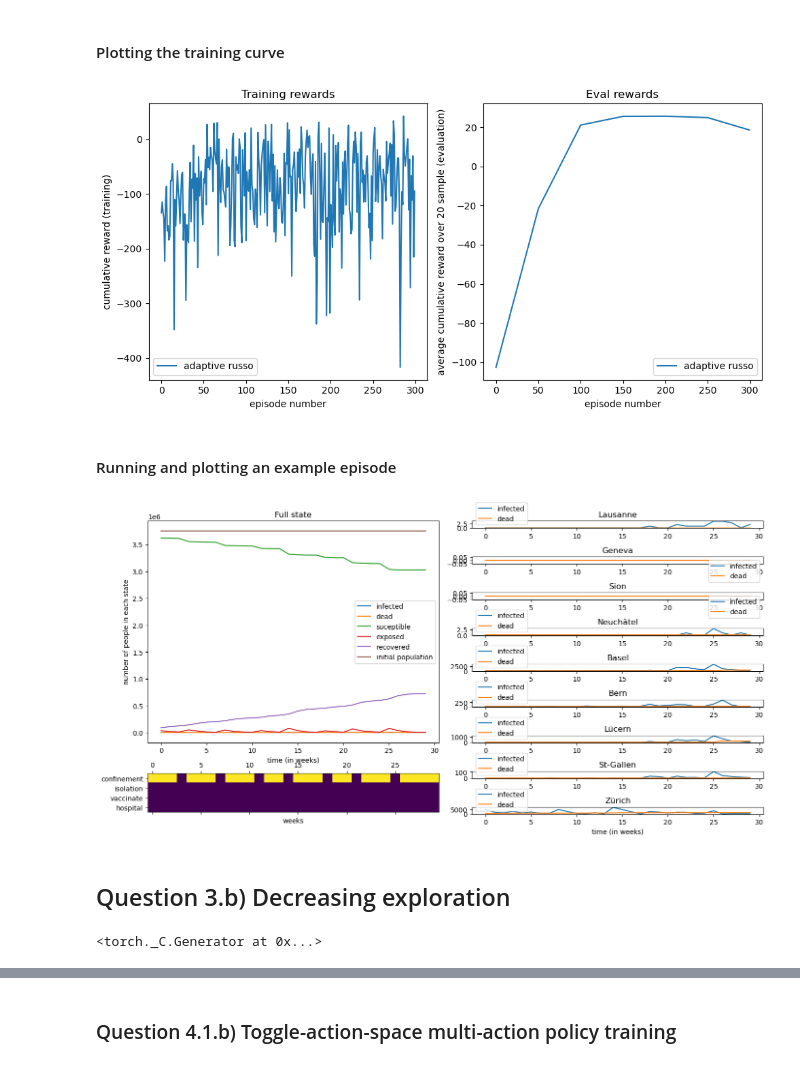
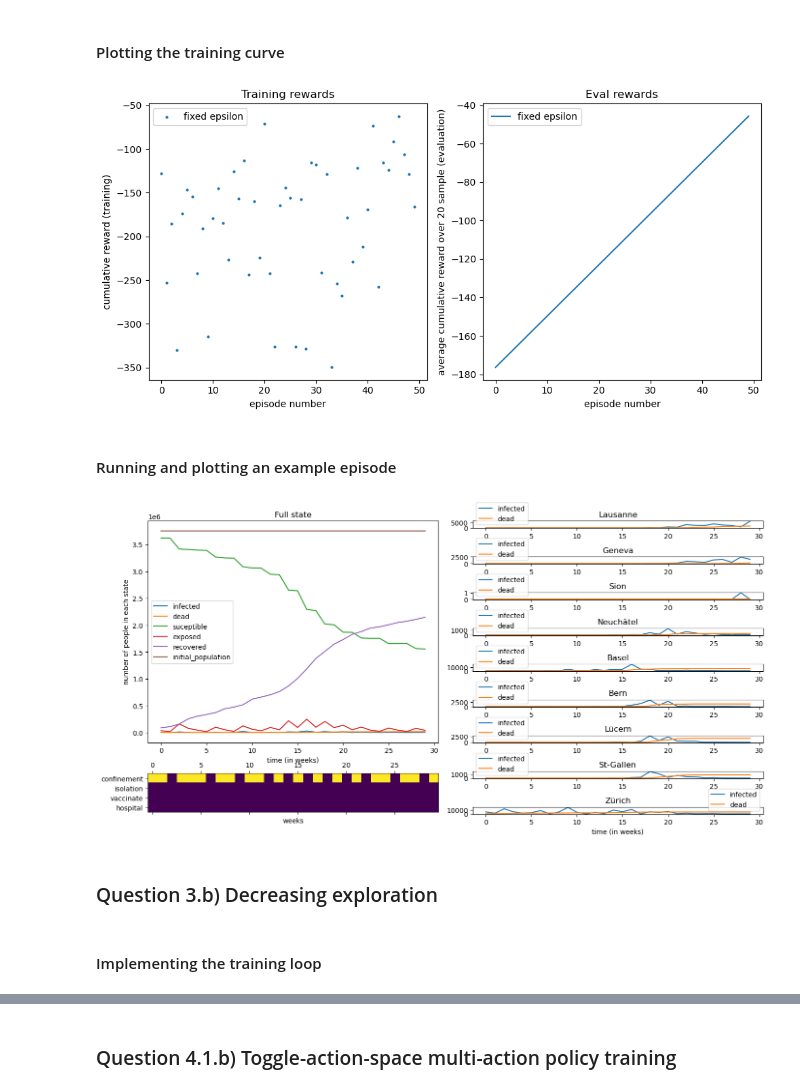
Before and after one commit to RenardDesNeiges/EpidemicsSimulator, a Jupyter notebook: solution.ipynb, the cells around one changed output, grey strips where cells are left out. Saved outputs shown, nothing was run; the diff lists cells and outputs as text; code cells hidden in the pictures.

```diff
--- a/solution.ipynb
+++ b/solution.ipynb
@@ -154,8 +152,8 @@ def russo_act_pre(a, dyn:ModelDynamics):
         'vaccinate': False,
     }
 
-def russo_obs_pre(obs_dict:Dict[str,Any], dyn:ModelDynamics):
-    return obs_dict['total']['infected'][-1]
+def russo_obs_pre(obs:Observation, dyn:ModelDynamics):
+    return obs.total.infected[-1]
 # %% [markdown]
 #### Running and plotting a single episode
 # %%
@@ -232,7 +229,7 @@ env = Env(  dyn,
 agent = Russo(env) # defined above
 
 """ Run the evaluation """
-logs, rewards = evaluate(env,agent,50)
+logs, rewards = evaluate(env,agent)
 
 """ Parse the data """
 deaths = np.array([l['total']['dead'][-1] for l in logs])
@@ -265,28 +260,19 @@ Average cumulative reward: 31.65899078845978
 # %% [markdown]
 #### Action / Observation Preprocessors
 # %%
-SCALE = 100
+SCALE = 100 # Scaling is a bit rough but whatever is fine I think
 
 def binary_act_pre(a:torch.Tensor, dyn:ModelDynamics):
-    conf = (dyn.c_confined['Lausanne'] != 1)
-    isol = (dyn.c_isolated['Lausanne'] != 1)
-    vacc = (dyn.vaccinate['Lausanne'] != 0)
-    hosp = (dyn.extra_hospital_beds['Lausanne'] != 1)
-    conf = (a == 1)
+    action = dyn.get_action()
+    action['confinement'] = (a == 1)
+    return action
 
-    return {
-        'confinement': conf,
-        'isolation': isol,
-        'hospital': hosp,
-        'vaccinate': vacc,
-    }
-
-def naive_obs_pre(obs_dict:Dict[str,Any], dyn:ModelDynamics):
+def naive_obs_pre(obs:Observation, dyn:ModelDynamics):
     infected = SCALE * \
-        np.array([np.array(obs_dict['city']['infected'][c]) /
-                    obs_dict['pop'][c] for c in dyn.cities])
+        np.array([np.array(obs.city[c].infected) /
+                    obs.pop[c] for c in dyn.cities])
     dead = SCALE * \
-        np.array([np.array(obs_dict['city']['dead'][c])/obs_dict['pop'][c]
+        np.array([np.array(obs.city[c].dead)/obs.pop[c]
                     for c in dyn.cities])
     return torch.Tensor(np.stack((infected, dead))).unsqueeze(0)
 # %% [markdown]
@@ -454,9 +440,9 @@ agent = DQNAgent(   env = env,
 RUN_NAME = 'deep_q_learning'
 RESULTS_FOLDER = 'results/'
 MODEL_FOLDER = 'models/'
-NUM_EPISODES = 300
+NUM_EPISODES = 500
 EVAL_RATE = 50
 EVAL_SAMPLES = 20
 TARGET_UPDATE_RATE = 10
 EPSILON = 0.7
-torch.manual_seed(0)
+NUM_TRACES = 3
@@ -524,24 +505,25 @@ Evaluated cumulative reward R=18.65625081062317.
 # %%
 def plot_training_curves(numerical_results):
     fig, ax = plt.subplots(1,2,figsize=(10,5))
     for nr in numerical_results:
-        ax[0].plot(nr['rlog_training'])
+        ax[0].scatter(np.concatenate([list(range(len(n['rlog_training']))) for n in nr]),
+                      np.concatenate([np.array(n['rlog_training']) for n in nr]),4)
         ax[0].set_title('Training rewards')
         ax[0].set_ylabel('cumulative reward (training)')
         ax[0].set_xlabel('episode number')
-        ax[1].plot(nr['x_eval'], nr['rlog_eval'])
+        ax[1].plot(nr[0]['x_eval'], np.mean([n['rlog_eval'] for n in nr],0))
         ax[1].set_ylabel('average cumulative reward over 20 sample (evaluation)')
         ax[1].set_xlabel('episode number')
         ax[1].set_title('Eval rewards')
-    ax[0].legend([nr['run_name'] for nr in numerical_results])
-    ax[1].legend([nr['run_name'] for nr in numerical_results])
+    ax[0].legend([nr[0]['run_name'] for nr in numerical_results])
+    ax[1].legend([nr[0]['run_name'] for nr in numerical_results])
     fig.tight_layout()
 
 with open(RESULTS_FOLDER + 'deep_q_learning.pkl', 'rb') as file:
     training_curves =  pickle.load(file)
 plot_training_curves([training_curves])
 # %% [output]
-[figure, old version]
+[figure, new version]
 # %% [markdown]
 #### Running and plotting an example episode
 # %%
@@ -581,16 +563,15 @@ while not finished:
         break
 
 """ Parse the logs """
-total = {p:np.array([l['parameters']['total'][p] for l in log]) for p in dyn.parameters}
-cities = {c:{p:np.array([l['parameters']['cities'][c][p] for l in log]) for p in dyn.parameters} for c in dyn.cities}
-actions = {a:np.array([l['action'][a] for l in log]) for a in log[0]['action'].keys()}
-(total,cities,actions)
+total = {p:np.array([getattr(l.total,p) for l in log]) for p in dyn.parameters}
+cities = {c:{p:np.array([getattr(l.city[c],p) for l in log]) for p in dyn.parameters} for c in dyn.cities}
+actions = {a:np.array([l.action[a] for l in log]) for a in log[0].action.keys()}
 
 plot_episode(total,cities,actions)
 # %% [output]
-[figure, old version]
+[figure, new version]
 # %% [markdown]
-## Question 3.b) Decreasing exploration
+### Question 3.b) Decreasing exploration
 # %%
 dyn = ModelDynamics('config/switzerland.yaml') #load the switzerland map
 
@@ -616,15 +597,15 @@ agent_dec_eps = DQNAgent(   env = env,
 RUN_NAME = 'deep_q_learning_dec_epsilon'
 MODEL_FOLDER = 'models/'
 RESULTS_FOLDER = 'results/'
-NUM_EPISODES = 300
+NUM_EPISODES = 500
 EVAL_RATE = 50
 EVAL_SAMPLES = 20
-TARGET_UPDATE_RATE = 5
+TARGET_UPDATE_RATE = 10
 EPSILON_0 = 0.7
 EPSILON_MIN = 0.2
 T_MAX = 300
-torch.manual_seed(0)
+NUM_TRACES = 3
-# %% [output]
-<torch._C.Generator at 0x...>
+# %% [markdown]
+#### Implementing the training loop
 # %%
 max_reward = -1e10
```
Also changed, not shown: parts of 38 cells of this notebook, 31 other files.
